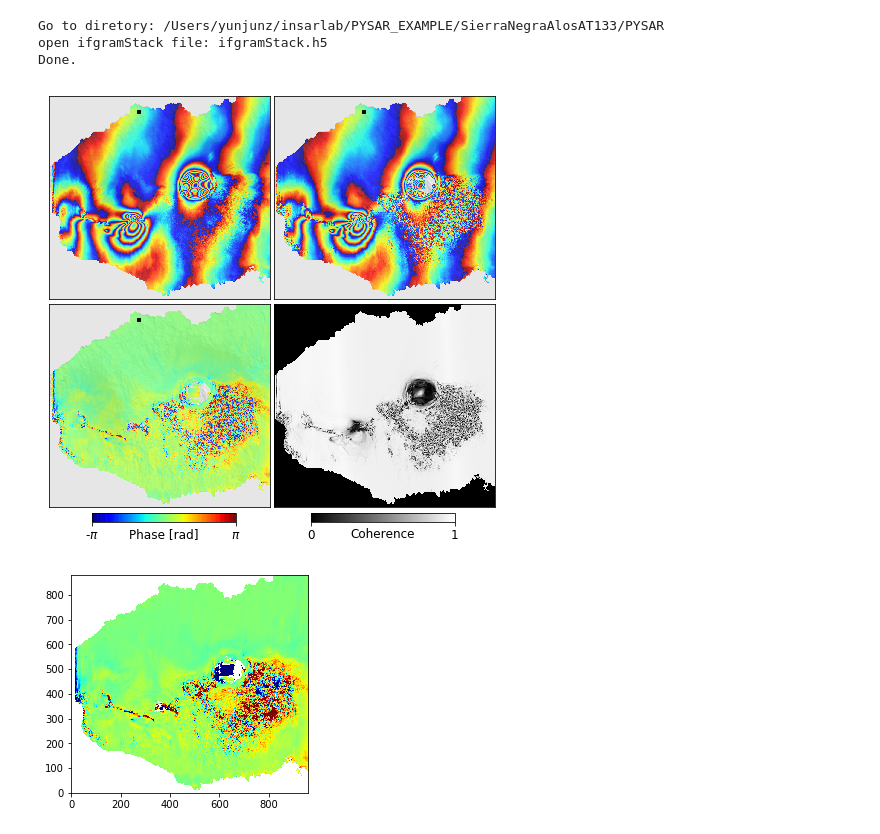
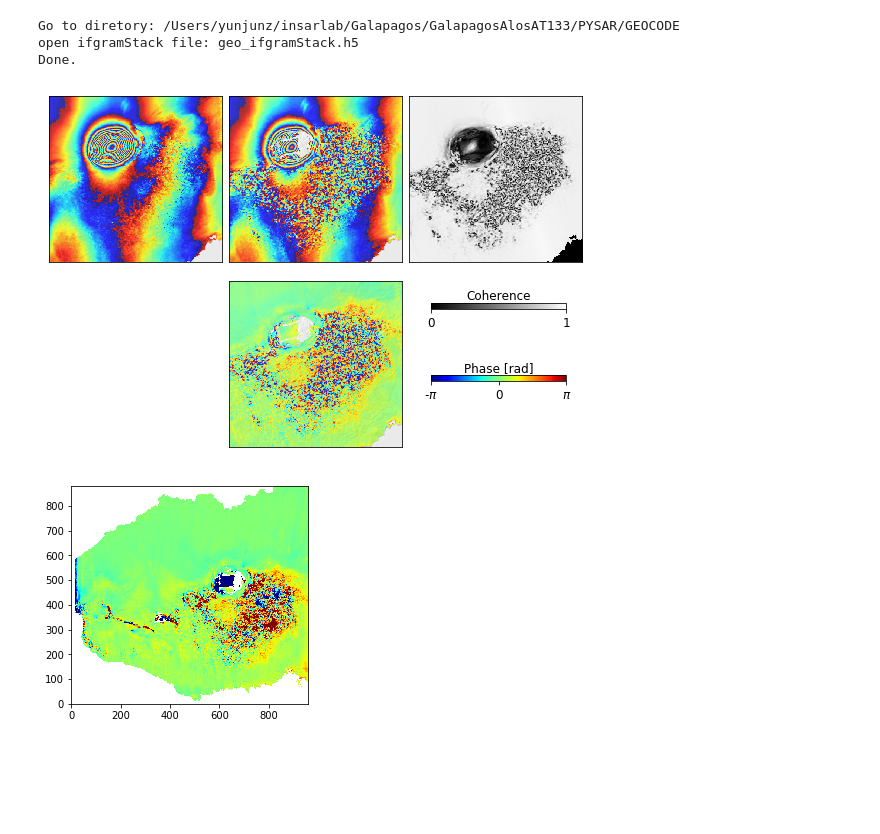
Before and after one commit to geodesymiami/Yunjun_et_al-2019-MintPy, a Jupyter notebook: Fig_08_netInv_decorNoiseFilter.ipynb, the cells around one changed output. Saved outputs shown, nothing was run; the diff lists cells and outputs as text; code cells hidden in the pictures; blank space fills up the shorter version.

```diff
--- a/Fig_08_netInv_decorNoiseFilter.ipynb
+++ b/Fig_08_netInv_decorNoiseFilter.ipynb
@@ -4,6 +4,7 @@
 
 import os
 import numpy as np
+import matplotlib as mpl
 import matplotlib.pyplot as plt
 import pysar.plot_network as pnet
 from pysar.simulation.plot import *
@@ -11,14 +12,22 @@ from pysar.objects import sensor, ifgramStack
 from pysar.utils import readfile, plot as pp, utils as ut
 
 work_dir = os.path.expanduser('~/insarlab/PYSAR_EXAMPLE/SierraNegraAlosAT133/PYSAR')
+work_dir = os.path.expanduser('~/insarlab/Galapagos/GalapagosAlosAT133/PYSAR/GEOCODE')
 os.chdir(work_dir)
 print('Go to diretory: '+work_dir)
 proj_name = sensor.project_name2sensor_name(work_dir)[1]
 
-ifgram_file = './INPUTS/ifgramStack.h5'
-ts_file = 'timeseries.h5'
+## radar coord
+#ifgram_file = './INPUTS/ifgramStack.h5'
+#ts_file = 'timeseries.h5'
+#water_mask_file = 'waterMask.h5'
+#dem_file = './INPUTS/geometryRadar.h5'
+# geo coord
+ifgram_file = 'geo_ifgramStack.h5'
+ts_file = 'geo_timeseries.h5'
 water_mask_file = 'waterMask.h5'
-dem = readfile.read('./INPUTS/geometryRadar.h5', datasetName='height')[0]
+dem_file = 'dem60m.h5'
+
 
 date12 = '20070115_20110313'
 m_date, s_date = date12.split('_')
@@ -26,25 +35,34 @@ m_date, s_date = date12.split('_')
 obj = ifgramStack(ifgram_file)
 obj.open()
 range2phase = -4. * np.pi / float(obj.metadata['WAVELENGTH'])
-ref_y, ref_x = obj.refY, obj.refX  #765, 579
+coord = ut.coordinate(obj.metadata)
+geo_box = (-91.23, -0.74, -90.97, -0.99)         #(W, N, E, S)
+proj_name = 'SierraNegraAlosAT133'
+#box = (0, 0, obj.width, obj.length)
+#box = (430, 0, 960, 640)
+box = coord.box_geo2pixel(geo_box)
+
+# read DEM
+#dem = readfile.read(dem_file, datasetName='height', box=box)[0]
+dem = readfile.read(dem_file, box=box)[0]
 
 # read coherence
-coh = readfile.read(ifgram_file, datasetName='coherence-{}'.format(date12))[0]
-water_mask = readfile.read(water_mask_file)[0]
+coh = readfile.read(ifgram_file, datasetName='coherence-{}'.format(date12), box=box)[0]
+water_mask = readfile.read(water_mask_file, box=box)[0]
 coh[water_mask==0] = 0.
 
 # read interferometric phase
 pha_orig = readfile.read(ifgram_file, datasetName='unwrapPhase-{}'.format(date12))[0]
-pha_orig[pha_orig!=0] -= pha_orig[ref_y, ref_x]
+pha_orig[pha_orig != 0] -= pha_orig[obj.refY, obj.refX]
+pha_orig = pha_orig[box[1]:box[3], box[0]:box[2]]
 pha_orig[pha_orig==0] = np.nan
 pha_orig[water_mask==0] = np.nan
 #pha_orig = ut.wrap(pha_orig)
 
 # read reconstructed phase
-pha_recon =  readfile.read(ts_file, datasetName=s_date)[0]
-pha_recon -= readfile.read(ts_file, datasetName=m_date)[0]
+pha_recon =  readfile.read(ts_file, datasetName=s_date, box=box)[0]
+pha_recon -= readfile.read(ts_file, datasetName=m_date, box=box)[0]
 pha_recon *= range2phase
-pha_recon -= pha_recon[ref_y, ref_x]
 pha_recon[pha_recon==0] = np.nan
 pha_recon[water_mask==0] = np.nan
 #pha_recon = ut.wrap(pha_recon)
@@ -52,45 +70,51 @@ pha_recon[water_mask==0] = np.nan
 pha_diff = pha_recon - pha_orig
 print('Done.')
 # %% [output]
-Go to diretory: /Users/yunjunz/insarlab/PYSAR_EXAMPLE/SierraNegraAlosAT133/PYSAR
-open ifgramStack file: ifgramStack.h5
+Go to diretory: /Users/yunjunz/insarlab/Galapagos/GalapagosAlosAT133/PYSAR/GEOCODE
+open ifgramStack file: geo_ifgramStack.h5
 Done.
 # %%
 ## Plot
 inps = pp.cmd_line_parse()
 inps.disp_dem_contour = False
 
-fig, axs = plt.subplots(nrows=2, ncols=2, figsize=[8, 8])
-for i, (ax, pha) in enumerate(zip(axs.flatten(), np.array([pha_recon, pha_orig, pha_diff, coh]))):
+fig, axs = plt.subplots(nrows=2, ncols=3, figsize=[7.5, 5])
+for i, (ax, pha) in enumerate(zip([axs[0,0], axs[0,1], axs[1,1], axs[0,2]],
+                                  np.array([pha_recon, pha_orig, pha_diff, coh]))):
     if i < 3:
         pp.plot_dem_background(ax=ax, geo_box=None, dem=dem, inps=inps, print_msg=False)
         im = ax.imshow(ut.wrap(pha), vmin=-np.pi, vmax=np.pi, cmap='jet', alpha=0.8)
-        ax.plot(ref_x, ref_y, 'ks', ms=3)
     else:
         im2 = ax.imshow(coh, cmap='gray', vmin=0, vmax=1)
     # axis format
     pp.auto_flip_direction(obj.metadata, ax=ax, print_msg=False)
     ax.get_xaxis().set_ticks([])
     ax.get_yaxis().set_ticks([])
-plt.subplots_adjust(wspace=0.02, hspace=-0.08)
+for ax in [axs[1,0], axs[1,2]]:
+    ax.get_xaxis().set_ticks([])
+    ax.get_yaxis().set_ticks([])
+    ax.axis('off')
+plt.tight_layout(pad=0, h_pad=1)
 
 ## colorbar
-cax = fig.add_axes([0.2, 0.12, 0.25, 0.015])
-cbar = plt.colorbar(im, cax=cax, ticks=[-1.*np.pi, np.pi], orientation='horizontal')
-cbar.ax.set_xticklabels([r'-$\pi$', r'$\pi$'])
+cax = fig.add_axes([0.715, 0.20, 0.25, 0.015])
+cbar = plt.colorbar(im, cax=cax, ticks=[-1.*np.pi, 0, np.pi], orientation='horizontal')
+cbar.ax.set_xticklabels([r'-$\pi$','0', r'$\pi$'])
 cbar.ax.tick_params(which='both', direction='out', labelsize=font_size)
-cbar.set_label('Phase [rad]', fontsize=font_size, labelpad=-14)
+cbar.set_label('Phase [rad]', fontsize=font_size)#, labelpad=-14)
+cbar.ax.xaxis.set_label_position('top')
 
-cax2 = fig.add_axes([0.58, 0.12, 0.25, 0.015])
+cax2 = fig.add_axes([0.715, 0.4, 0.25, 0.015])
 cbar2 = plt.colorbar(im2, cax=cax2, ticks=[0, 1], orientation='horizontal')
 cbar2.ax.set_xticklabels(['0', '1'])
 cbar2.ax.tick_params(which='both', direction='out', labelsize=font_size)
-cbar2.set_label('Coherence', fontsize=font_size, labelpad=-14)
+cbar2.set_label('Coherence', fontsize=font_size)
+cbar2.ax.xaxis.set_label_position('top')
 
 plt.savefig('{}_netInv_filter.png'.format(proj_name), bbox_inches='tight', transparent=True, dpi=fig_dpi)
 plt.show()
 # %% [output]
-[figure, old version]
+[figure, new version]
 # %%
 fig, ax = plt.subplots()
 ax.imshow(pha_diff, cmap='jet', vmin=-np.pi, vmax=np.pi)
```
Also changed, not shown: 6 other files.
